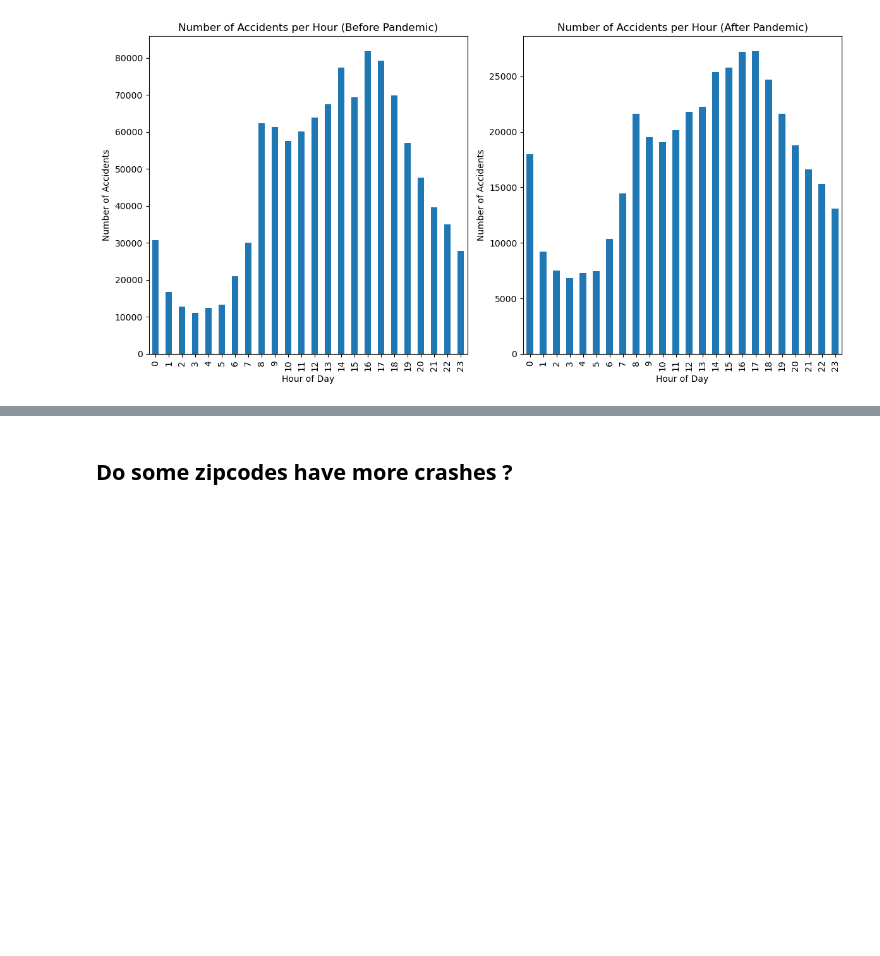
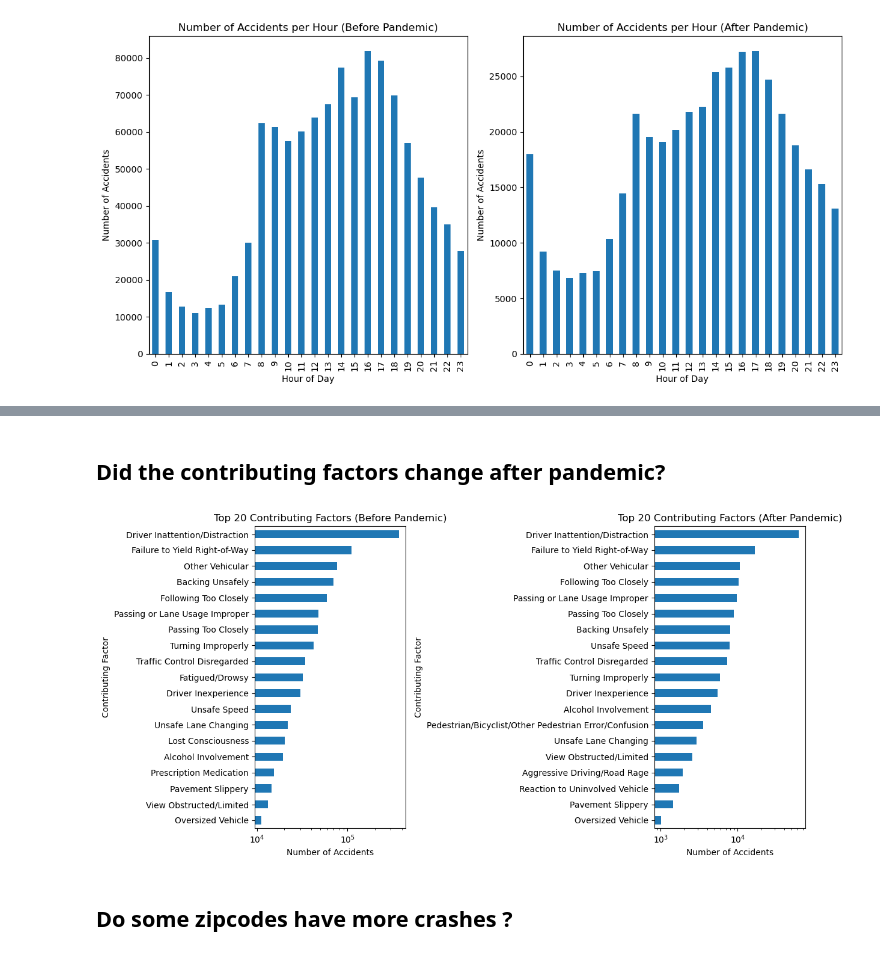
Before and after one commit to bonluc/02806_social_data_analysis_project, a Jupyter notebook: data_analysis.ipynb, the cells around one changed output, grey strips where cells are left out. Cells and saved outputs as stored; diff of their text form; code cells hidden in the pictures; blank space fills up the shorter version.

```diff
--- a/data_analysis.ipynb
+++ b/data_analysis.ipynb
@@ -297,3 +342,22 @@ plt.show()
+# %% [markdown]
+## Did the contributing factors change after pandemic?
+# %%
+contributing_factors_before = pd.concat([df_time['CONTRIBUTING FACTOR VEHICLE 1'], df_time['CONTRIBUTING FACTOR VEHICLE 2'], df_time['CONTRIBUTING FACTOR VEHICLE 3'], df_time['CONTRIBUTING FACTOR VEHICLE 4'], df_time['CONTRIBUTING FACTOR VEHICLE 5']])
+contributing_factors_after = pd.concat([df_after_pandemic['CONTRIBUTING FACTOR VEHICLE 1'], df_after_pandemic['CONTRIBUTING FACTOR VEHICLE 2'], df_after_pandemic['CONTRIBUTING FACTOR VEHICLE 3'], df_after_pandemic['CONTRIBUTING FACTOR VEHICLE 4'], df_after_pandemic['CONTRIBUTING FACTOR VEHICLE 5']])
+factor_counts_before = contributing_factors_before.value_counts().head(20).drop("Unspecified")
+factor_counts_after = contributing_factors_after.value_counts().head(20).drop("Unspecified")
+
+plt.figure(figsize=(12, 6))
+plt.subplot(1, 2, 1)
+factor_counts_before.plot(kind="barh", title="Top 20 Contributing Factors (Before Pandemic)", xlabel="Number of Accidents", ylabel="Contributing Factor", logx=True)
+plt.gca().invert_yaxis()
+plt.subplot(1, 2, 2)
+factor_counts_after.plot(kind="barh", title="Top 20 Contributing Factors (After Pandemic)", xlabel="Number of Accidents", ylabel="Contributing Factor", logx=True)
+plt.gca().invert_yaxis()
+plt.tight_layout()
+plt.show()
+# %% [output]
+[figure, added]
 # %% [markdown]
 ## Do some zipcodes have more crashes ?
 # %%
```
Also changed, not shown: parts of 8 cells of this notebook.
